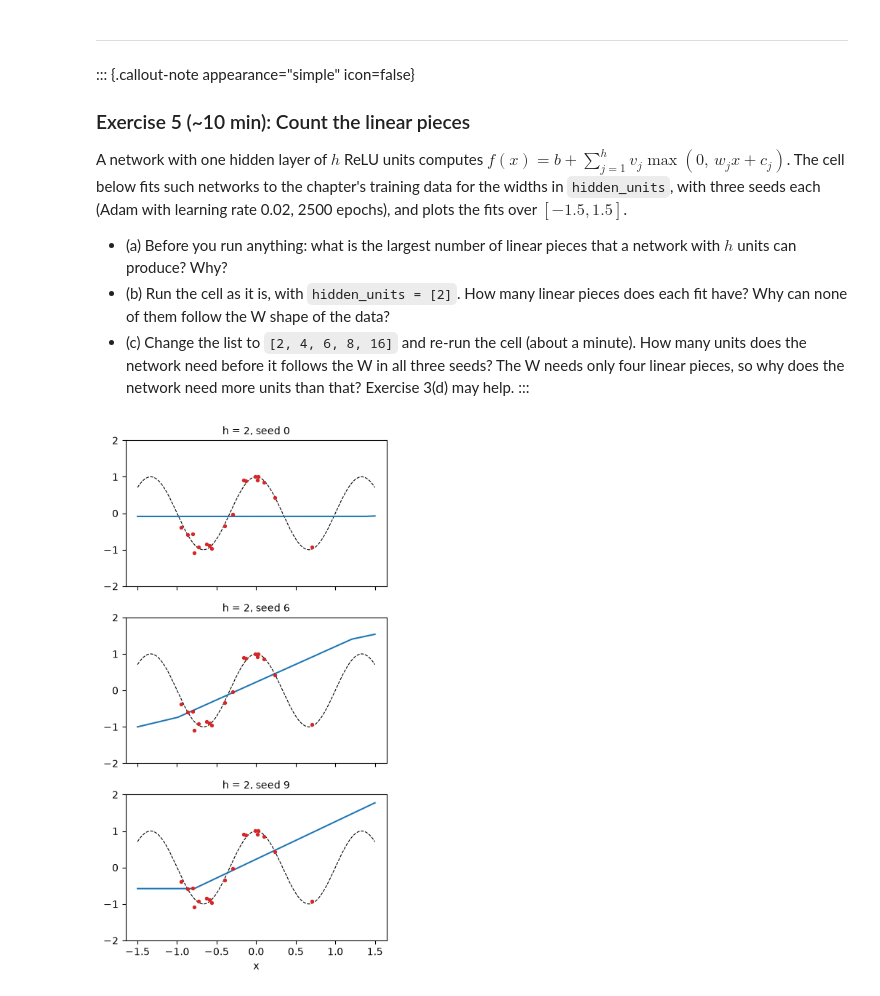
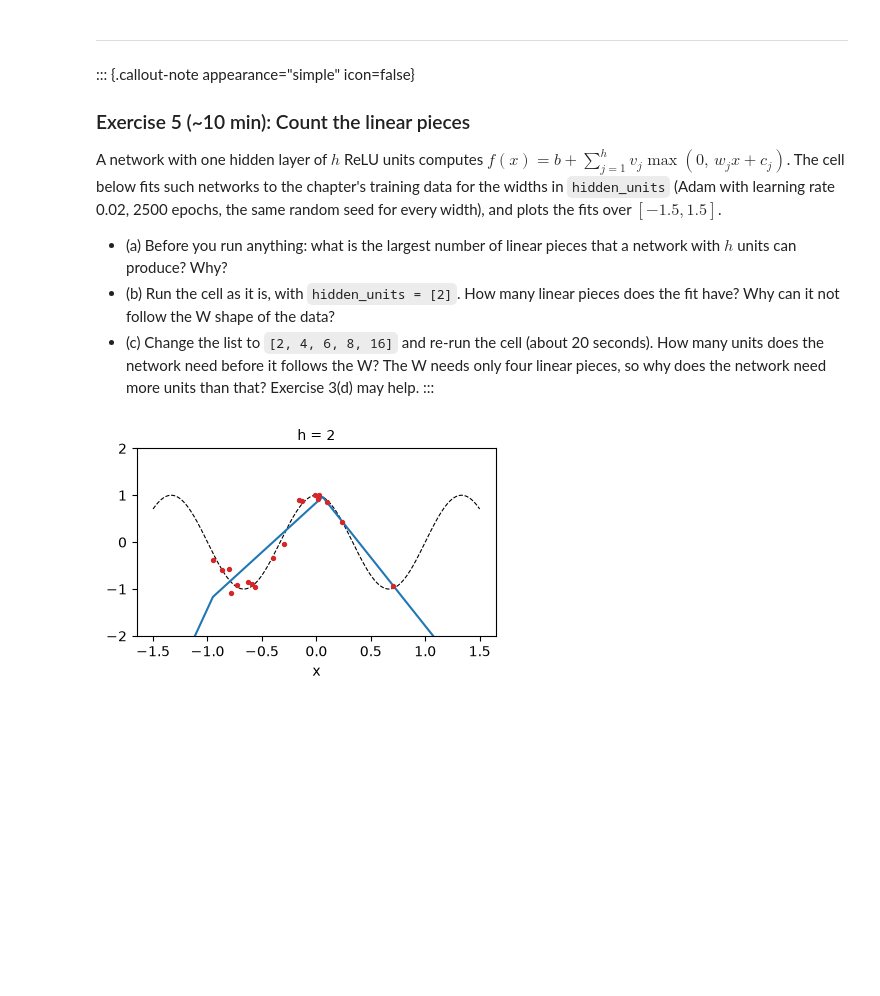
Before and after one commit to IDEALLab/ML4ME_Textbook, a Jupyter notebook: part2/review_neural_networks.ipynb, the cells around one changed output. Drawn from its saved outputs; the diff is of its cells as text; code cells hidden in the pictures; blank space fills up the shorter version.

```diff
--- a/part2/review_neural_networks.ipynb
+++ b/part2/review_neural_networks.ipynb
@@ -477,7 +662,7 @@ class AutoEncoder(nn.Module):
 # What happens if you change them?
 # e.g., increase/decrease num_latent, num_hidden, learning rate, weight decay
 num_points, D_orig = X.shape
-num_latent = 3
+num_latent = 1
 num_hidden = 5
 # Unlike the rest of this notebook, we deliberately do not reseed here: each time you
 # re-run this cell (and the training cell below), the network starts from new random
@@ -1121,18 +1365,17 @@ std = (2.0, 1.5, 0.0)
   geometric_volume: value 0.3119, gradient [ 0.0517  0.0689 10.3977]
 # %%
 #| echo: false
-# Precomputed warm-start runs on the chapter's curve: 5000 steps without a penalty, then 10000 steps
-# with each penalty at lambda = 0.01. Logged every 100 steps.
+# Precomputed runs of the chapter's least-volume autoencoder (seed 2, lambda = 0.01, 20000 steps),
+# one per penalty. Logged every 100 steps.
 PENALTY_CSV = "../data/review_neural_networks_lv_penalties.csv"
 # If you don't have the data folder locally (for example on Google Colab), load the GitHub copy instead:
 # PENALTY_CSV = "https://raw.githubusercontent.com/IDEALLab/ML4ME_Textbook/main/data/review_neural_networks_lv_penalties.csv"
 curves = pd.read_csv(PENALTY_CSV)
-seed = 0  # the file also holds seeds 1 and 2
 penalty_titles = {"product": "product (naive volume)", "arithmetic": "arithmetic mean", "geometric": "geometric mean"}
 dim_colors = ["tab:blue", "tab:orange", "tab:green"]
 dim_labels = ["largest", "second", "third"]
 dim_styles = ["-", "--", ":"]  # different line styles, so that lines lying on top of each other stay visible
-baseline = curves[(curves["penalty"] == "none") & (curves["seed"] == seed)]
+baseline = curves[curves["penalty"] == "none"]
 
 
 def running_median(values):
@@ -1142,17 +1385,15 @@ def running_median(values):
 
 fig, axes = plt.subplots(3, 3, figsize=(14, 10), sharex=True, sharey="row")
 for col, (penalty, title) in enumerate(penalty_titles.items()):
-    run = curves[(curves["penalty"] == penalty) & (curves["seed"] == seed)]
-    after = run[run["step"] >= 5000]
+    run = curves[curves["penalty"] == penalty]
     for d in range(3):
         axes[0, col].plot(run["step"], run[f"std_{d + 1}"], color=dim_colors[d], ls=dim_styles[d], lw=2, label=dim_labels[d])
-        axes[1, col].plot(after["step"], after[f"grad_{d + 1}"].abs(), color=dim_colors[d], ls=dim_styles[d], lw=2,
+        axes[1, col].plot(run["step"], run[f"grad_{d + 1}"].abs(), color=dim_colors[d], ls=dim_styles[d], lw=2,
                           label=dim_labels[d])
     axes[2, col].plot(baseline["step"], running_median(baseline["rec_mse"]), color="gray", label="no penalty")
     axes[2, col].plot(run["step"], running_median(run["rec_mse"]), color="k", label="with the penalty")
     axes[0, col].set_title(title)
     for ax in axes[:, col]:
-        ax.axvline(5000, color="gray", ls=":", lw=1)
         ax.set_yscale("log")
         ax.grid(True, alpha=0.3)
     axes[2, col].set_xlabel("training step")
@@ -1179,51 +1421,48 @@ The chapter penalizes the geometric mean of the latent standard deviations, $\le
 # %% [markdown]
 ::: {.callout-note appearance="simple" icon=false}
 ### Exercise 5 (~10 min): Count the linear pieces
-A network with one hidden layer of $h$ ReLU units computes $f(x) = b + \sum_{j=1}^{h} v_j \max(0,\, w_j x + c_j)$. The cell below fits such networks to the chapter's training data for the widths in `hidden_units`, with three seeds each (Adam with learning rate 0.02, 2500 epochs), and plots the fits over $[-1.5, 1.5]$.
+A network with one hidden layer of $h$ ReLU units computes $f(x) = b + \sum_{j=1}^{h} v_j \max(0,\, w_j x + c_j)$. The cell below fits such networks to the chapter's training data for the widths in `hidden_units` (Adam with learning rate 0.02, 2500 epochs, the same random seed for every width), and plots the fits over $[-1.5, 1.5]$.
 
 - (a) Before you run anything: what is the largest number of linear pieces that a network with $h$ units can produce? Why?
-- (b) Run the cell as it is, with `hidden_units = [2]`. How many linear pieces does each fit have? Why can none of them follow the W shape of the data?
-- (c) Change the list to `[2, 4, 6, 8, 16]` and re-run the cell (about a minute). How many units does the network need before it follows the W in all three seeds? The W needs only four linear pieces, so why does the network need more units than that? Exercise 3(d) may help.
+- (b) Run the cell as it is, with `hidden_units = [2]`. How many linear pieces does the fit have? Why can it not follow the W shape of the data?
+- (c) Change the list to `[2, 4, 6, 8, 16]` and re-run the cell (about 20 seconds). How many units does the network need before it follows the W? The W needs only four linear pieces, so why does the network need more units than that? Exercise 3(d) may help.
 :::
 # %%
 def fit_relu_layer(h, seed, epochs=2500, learning_rate=0.02):
     """Fit a network with one hidden layer of h ReLU units to the chapter's training data."""
     torch.manual_seed(seed)
     net = nn.Sequential(nn.Linear(1, h), nn.ReLU(), nn.Linear(h, 1))
     optimizer = torch.optim.Adam(net.parameters(), lr=learning_rate)
     inputs, targets = torch.from_numpy(X_train), torch.from_numpy(y_train)
     for epoch in range(epochs):
         loss = nn.functional.mse_loss(net(inputs), targets)
         optimizer.zero_grad()
         loss.backward()
         optimizer.step()
     return net
 
 
-def plot_relu_fits(hidden_units, seeds=(0, 6, 9)):
-    """One column per width h, one row per seed."""
+def plot_relu_fits(hidden_units, seed=121):
+    """One panel per width h."""
     x_fine = np.linspace(-1.5, 1.5, 601).reshape(-1, 1).astype(np.float32)
-    fig, axes = plt.subplots(len(seeds), len(hidden_units), figsize=(3.2 * len(hidden_units) + 1, 2.6 * len(seeds)),
+    fig, axes = plt.subplots(1, len(hidden_units), figsize=(3.2 * len(hidden_units) + 1, 2.8),
                              sharex=True, sharey=True, squeeze=False)
-    for col, h in enumerate(hidden_units):
-        for row, seed in enumerate(seeds):
-            net = fit_relu_layer(h, seed)
-            with torch.no_grad():
-                prediction = net(torch.from_numpy(x_fine)).numpy()
-            ax = axes[row, col]
-            ax.plot(x_fine, true_func(x_fine), "k--", lw=0.8)
-            ax.plot(x_fine, prediction, "tab:blue", lw=1.5)
-            ax.scatter(X_train, y_train, c="tab:red", s=8, zorder=3)
-            ax.set_ylim(-2, 2)
-            ax.set_title(f"h = {h}, seed {seed}", fontsize=10)
-    for ax in axes[-1]:
+    for ax, h in zip(axes[0], hidden_units):
+        net = fit_relu_layer(h, seed)
+        with torch.no_grad():
+            prediction = net(torch.from_numpy(x_fine)).numpy()
+        ax.plot(x_fine, true_func(x_fine), "k--", lw=0.8)
+        ax.plot(x_fine, prediction, "tab:blue", lw=1.5)
+        ax.scatter(X_train, y_train, c="tab:red", s=8, zorder=3)
+        ax.set_ylim(-2, 2)
+        ax.set_title(f"h = {h}", fontsize=10)
         ax.set_xlabel("x")
     plt.tight_layout()
     plt.show()
 
 
 # For part (c), change this to [2, 4, 6, 8, 16]
 hidden_units = [2]
 plot_relu_fits(hidden_units)
 # %% [output]
-[figure, old version]
+[figure, new version]
```
Also changed, not shown: parts of 25 cells of this notebook, 2 other files.
